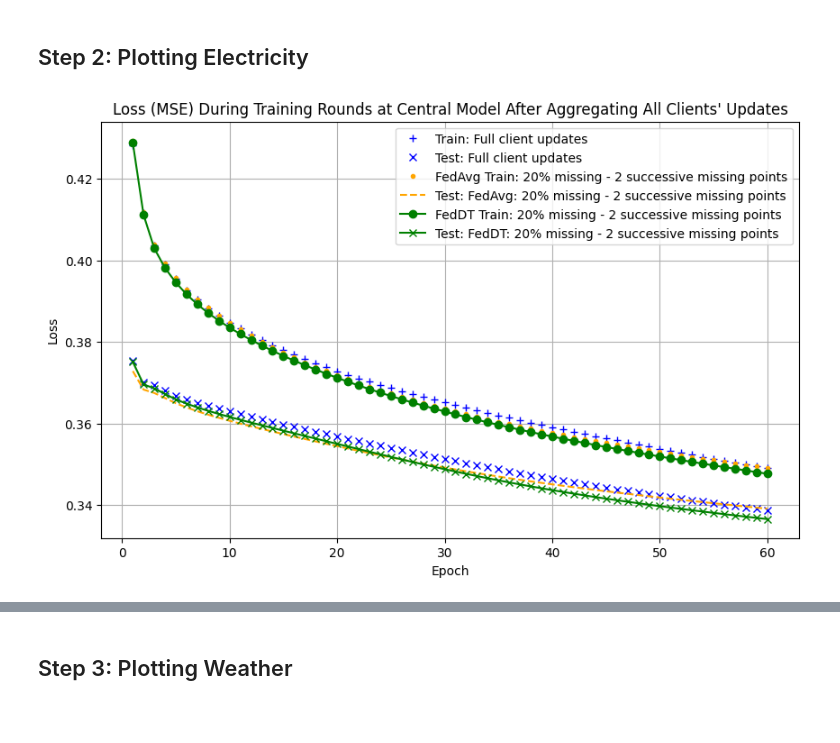
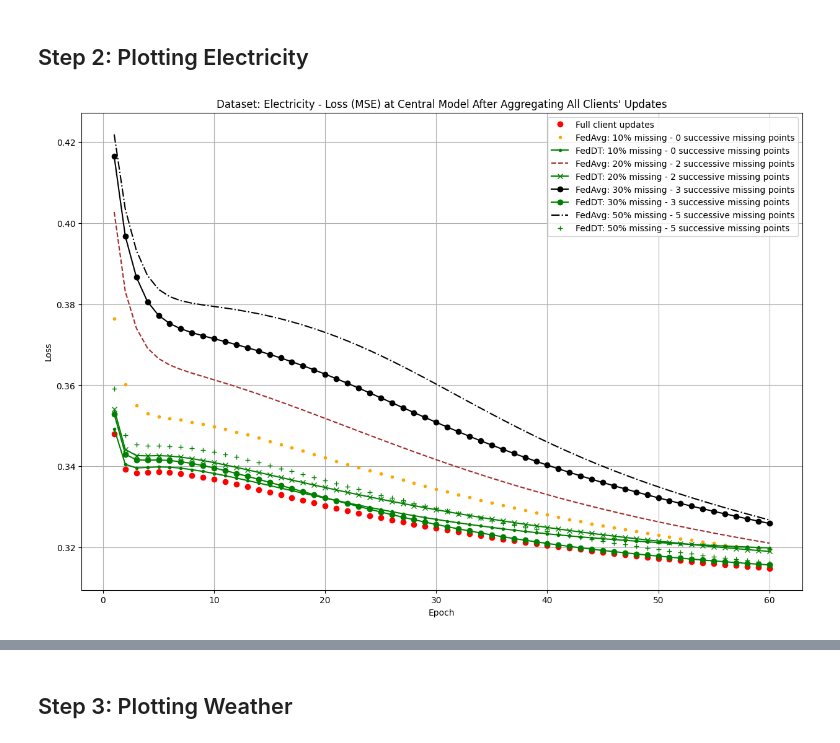
Before and after one commit to thanhquanse/fl-intermittency, a Jupyter notebook: FL-DT-visualizer.ipynb, the cells around one changed output, grey strips where cells are left out. Cells and saved outputs as stored; diff of their text form; code cells hidden in the pictures; blank space fills up the shorter version.

```diff
--- a/FL-DT-visualizer.ipynb
+++ b/FL-DT-visualizer.ipynb
@@ -53,91 +11,89 @@ DATASET = "electricity"
 MATRIX_MISSING_LENGTH = "10x10"
 LOCATION = "central"
 
+loss_mode_display = "val_losses"
+rmse_mode_display = "val_rmses"
+
 normal_losses_rmses_dict = {}
 
 avg_losses_rmses_dict_2 = {}
 weigh_losses_rmses_dict_20 = {}
 
-# avg_losses_rmses_dict_30 = {}
-# weigh_losses_rmses_dict_30 = {}
+avg_losses_rmses_dict_30 = {}
+weigh_losses_rmses_dict_30 = {}
 
-# avg_losses_rmses_dict_40 = {}
-# weigh_losses_rmses_dict_40 = {}
+avg_losses_rmses_dict_40 = {}
+weigh_losses_rmses_dict_40 = {}
 
-# avg_losses_rmses_dict_50 = {}
-# weigh_losses_rmses_dict_50 = {}
+avg_losses_rmses_dict_50 = {}
+weigh_losses_rmses_dict_50 = {}
 
 with open(f"{HISTORY_DIR}/{DATASET}/normal/{LOCATION}/losses_rmses.json") as normal_file:
     normal_losses_rmses_dict = json.load(normal_file)
 
-# with open(f"{HISTORY_DIR}/{DATASET}/avg/{LOCATION}/{MATRIX_MISSING_LENGTH}/01/noadjacency/losses_rmses.json") as avg_file_10:
-#     avg_losses_rmses_dict_10 = json.load(avg_file_10)
-# with open(f"{HISTORY_DIR}/{DATASET}/weight/{LOCATION}/{MATRIX_MISSING_LENGTH}/01/noadjacency/losses_rmses.json") as weigh_file_10:
-#     weigh_losses_rmses_dict_10 = json.load(weigh_file_10)
+with open(f"{HISTORY_DIR}/{DATASET}/avg/{LOCATION}/{MATRIX_MISSING_LENGTH}/01/noadjacency/losses_rmses.json") as avg_file_10:
+    avg_losses_rmses_dict_10 = json.load(avg_file_10)
+with open(f"{HISTORY_DIR}/{DATASET}/weight/{LOCATION}/{MATRIX_MISSING_LENGTH}/01/noadjacency/losses_rmses.json") as weigh_file_10:
+    weigh_losses_rmses_dict_10 = json.load(weigh_file_10)
 
-with open(f"{HISTORY_DIR}/{DATASET}/avg/{LOCATION}/{MATRIX_MISSING_LENGTH}/05/5adjacency/losses_rmses.json") as avg_file_20:
+with open(f"{HISTORY_DIR}/{DATASET}/avg/{LOCATION}/{MATRIX_MISSING_LENGTH}/02/2adjacency/losses_rmses.json") as avg_file_20:
     avg_losses_rmses_dict_20 = json.load(avg_file_20)
-with open(f"{HISTORY_DIR}/{DATASET}/weight/{LOCATION}/{MATRIX_MISSING_LENGTH}/05/5adjacency/losses_rmses.json") as weigh_file_20:
+with open(f"{HISTORY_DIR}/{DATASET}/weight/{LOCATION}/{MATRIX_MISSING_LENGTH}/02/2adjacency/losses_rmses.json") as weigh_file_20:
     weigh_losses_rmses_dict_20 = json.load(weigh_file_20)
 
-# with open(f"{HISTORY_DIR}/{DATASET}/avg/{LOCATION}/{MATRIX_MISSING_LENGTH}/03/3adjacency/losses_rmses.json") as avg_file_30:
-#     avg_losses_rmses_dict_30 = json.load(avg_file_30)
-# with open(f"{HISTORY_DIR}/{DATASET}/weight/{LOCATION}/{MATRIX_MISSING_LENGTH}/03/3adjacency/losses_rmses.json") as weigh_file_30:
-#     weigh_losses_rmses_dict_30 = json.load(weigh_file_30)
+with open(f"{HISTORY_DIR}/{DATASET}/avg/{LOCATION}/{MATRIX_MISSING_LENGTH}/03/3adjacency/losses_rmses.json") as avg_file_30:
+    avg_losses_rmses_dict_30 = json.load(avg_file_30)
+with open(f"{HISTORY_DIR}/{DATASET}/weight/{LOCATION}/{MATRIX_MISSING_LENGTH}/03/3adjacency/losses_rmses.json") as weigh_file_30:
+    weigh_losses_rmses_dict_30 = json.load(weigh_file_30)
 
-# with open(f"{HISTORY_DIR}/{DATASET}/avg/{LOCATION}/{MATRIX_MISSING_LENGTH}/05/5adjacency/losses_rmses.json") as avg_file_50:
-#     avg_losses_rmses_dict_50 = json.load(avg_file_50)
-# with open(f"{HISTORY_DIR}/{DATASET}/weight/{LOCATION}/{MATRIX_MISSING_LENGTH}/05/5adjacency/losses_rmses.json") as weigh_file_50:
-#     weigh_losses_rmses_dict_50 = json.load(weigh_file_50)
+with open(f"{HISTORY_DIR}/{DATASET}/avg/{LOCATION}/{MATRIX_MISSING_LENGTH}/05/5adjacency/losses_rmses.json") as avg_file_50:
+    avg_losses_rmses_dict_50 = json.load(avg_file_50)
+with open(f"{HISTORY_DIR}/{DATASET}/weight/{LOCATION}/{MATRIX_MISSING_LENGTH}/05/5adjacency/losses_rmses.json") as weigh_file_50:
+    weigh_losses_rmses_dict_50 = json.load(weigh_file_50)
 
-plt.figure(figsize=(10, 6))
-plt.plot(range(1, len(normal_losses_rmses_dict['losses']) + 1), normal_losses_rmses_dict['losses'], '+', color='blue', label='Train: Full client updates')
-plt.plot(range(1, len(normal_losses_rmses_dict['val_losses']) + 1), normal_losses_rmses_dict['val_losses'], 'x', color='blue', label='Test: Full client updates')
+plt.figure(figsize=(15, 10))
+plt.plot(range(1, len(normal_losses_rmses_dict[loss_mode_display]) + 1), normal_losses_rmses_dict[loss_mode_display], 'o', color='red', label='Full client updates')
 
-# plt.plot(range(1, len(avg_losses_rmses_dict_10['losses']) + 1), avg_losses_rmses_dict_10['losses'], 'x', label='FedAvg: 10% missing - 0 successive missing points')
-# plt.plot(range(1, len(weigh_losses_rmses_dict_10['losses']) + 1), weigh_losses_rmses_dict_10['losses'], 'x', label='FedDT: 10% missing - 0 successive missing points')
+plt.plot(range(1, len(avg_losses_rmses_dict_10[loss_mode_display]) + 1), avg_losses_rmses_dict_10[loss_mode_display], '.', color="orange", label='FedAvg: 10% missing - 0 successive missing points')
+plt.plot(range(1, len(weigh_losses_rmses_dict_10[loss_mode_display]) + 1), weigh_losses_rmses_dict_10[loss_mode_display], '.-', color='green', label='FedDT: 10% missing - 0 successive missing points')
 
-plt.plot(range(1, len(avg_losses_rmses_dict_20['losses']) + 1), avg_losses_rmses_dict_20['losses'], '.', color='orange', label='FedAvg Train: 20% missing - 2 successive missing points')
-plt.plot(range(1, len(avg_losses_rmses_dict_20['val_losses']) + 1), avg_losses_rmses_dict_20['val_losses'], '--', color='orange', label='Test: FedAvg: 20% missing - 2 successive missing points')
-plt.plot(range(1, len(weigh_losses_rmses_dict_20['losses']) + 1), weigh_losses_rmses_dict_20['losses'], '-o', color='green', label='FedDT Train: 20% missing - 2 successive missing points')
-plt.plot(range(1, len(weigh_losses_rmses_dict_20['val_losses']) + 1), weigh_losses_rmses_dict_20['val_losses'], '-x', color='green', label='Test: FedDT: 20% missing - 2 successive missing points')
+plt.plot(range(1, len(avg_losses_rmses_dict_20[loss_mode_display]) + 1), avg_losses_rmses_dict_20[loss_mode_display], '--', color='brown', label='FedAvg: 20% missing - 2 successive missing points')
+plt.plot(range(1, len(weigh_losses_rmses_dict_20[loss_mode_display]) + 1), weigh_losses_rmses_dict_20[loss_mode_display], '-x', color='green', label='FedDT: 20% missing - 2 successive missing points')
 
+plt.plot(range(1, len(avg_losses_rmses_dict_30[loss_mode_display]) + 1), avg_losses_rmses_dict_30[loss_mode_display], '-o', color='black', label='FedAvg: 30% missing - 3 successive missing points')
+plt.plot(range(1, len(weigh_losses_rmses_dict_30[loss_mode_display]) + 1), weigh_losses_rmses_dict_30[loss_mode_display], '-o', color='green', label='FedDT: 30% missing - 3 successive missing points')
 
-# plt.plot(range(1, len(avg_losses_rmses_dict_30['losses']) + 1), avg_losses_rmses_dict_30['losses'], '--', label='FedAvg: 30% missing - 3 successive missing points')
-# plt.plot(range(1, len(weigh_losses_rmses_dict_30['losses']) + 1), weigh_losses_rmses_dict_30['losses'], '--', label='FedDT: 30% missing - 3 successive missing points')
+plt.plot(range(1, len(avg_losses_rmses_dict_50[loss_mode_display]) + 1), avg_losses_rmses_dict_50[loss_mode_display], '-.', color='black', label='FedAvg: 50% missing - 5 successive missing points')
+plt.plot(range(1, len(weigh_losses_rmses_dict_50[loss_mode_display]) + 1), weigh_losses_rmses_dict_50[loss_mode_display], '+', color='green', label='FedDT: 50% missing - 5 successive missing points')
 
-# plt.plot(range(1, len(avg_losses_rmses_dict_50['losses']) + 1), avg_losses_rmses_dict_50['losses'], '+', label='FedAvg: 50% missing - 5 successive missing points')
-# plt.plot(range(1, len(weigh_losses_rmses_dict_50['losses']) + 1), weigh_losses_rmses_dict_50['losses'], '+', label='FedDT: 50% missing - 5 successive missing points')
-plt.title("Loss (MSE) During Training Rounds at Central Model After Aggregating All Clients' Updates")
+plt.title("Dataset: Electricity - Loss (MSE) at Central Model After Aggregating All Clients' Updates")
 plt.xlabel("Epoch")
 plt.ylabel("Loss")
 plt.legend()
 plt.grid(True)
 plt.show()
 
 
-plt.figure(figsize=(10, 6))
-plt.plot(range(1, len(normal_losses_rmses_dict['rmses']) + 1), normal_losses_rmses_dict['rmses'], '+', color='blue', label='Train: Full client updates')
-plt.plot(range(1, len(normal_losses_rmses_dict['val_rmses']) + 1), normal_losses_rmses_dict['val_rmses'], 'x', color='blue', label='Test: Full client updates')
+plt.figure(figsize=(15, 10))
+plt.plot(range(1, len(normal_losses_rmses_dict[rmse_mode_display]) + 1), normal_losses_rmses_dict[rmse_mode_display], 'o', color='red', label='Full client updates')
 
-# plt.plot(range(1, len(avg_losses_rmses_dict_10['losses']) + 1), avg_losses_rmses_dict_10['losses'], 'x', label='FedAvg: 10% missing - 0 successive missing points')
-# plt.plot(range(1, len(weigh_losses_rmses_dict_10['losses']) + 1), weigh_losses_rmses_dict_10['losses'], 'x', label='FedDT: 10% missing - 0 successive missing points')
+plt.plot(range(1, len(avg_losses_rmses_dict_10[rmse_mode_display]) + 1), avg_losses_rmses_dict_10[rmse_mode_display], '.', color="orange", label='FedAvg: 10% missing - 0 successive missing points')
+plt.plot(range(1, len(weigh_losses_rmses_dict_10[rmse_mode_display]) + 1), weigh_losses_rmses_dict_10[rmse_mode_display], '.-', color='green', label='FedDT: 10% missing - 0 successive missing points')
 
-plt.plot(range(1, len(avg_losses_rmses_dict_20['rmses']) + 1), avg_losses_rmses_dict_20['rmses'], '.', color='orange', label='FedAvg Train: 20% missing - 2 successive missing points')
-plt.plot(range(1, len(avg_losses_rmses_dict_20['val_rmses']) + 1), avg_losses_rmses_dict_20['val_rmses'], '--', color='orange', label='Test: FedAvg: 20% missing - 2 successive missing points')
-plt.plot(range(1, len(weigh_losses_rmses_dict_20['rmses']) + 1), weigh_losses_rmses_dict_20['rmses'], '-o', color='green', label='FedDT Train: 20% missing - 2 successive missing points')
-plt.plot(range(1, len(weigh_losses_rmses_dict_20['val_rmses']) + 1), weigh_losses_rmses_dict_20['val_rmses'], '-x', color='green', label='Test: FedDT: 20% missing - 2 successive missing points')
+plt.plot(range(1, len(avg_losses_rmses_dict_20[rmse_mode_display]) + 1), avg_losses_rmses_dict_20[rmse_mode_display], '--', color='brown', label='FedAvg: 20% missing - 2 successive missing points')
+plt.plot(range(1, len(weigh_losses_rmses_dict_20[rmse_mode_display]) + 1), weigh_losses_rmses_dict_20[rmse_mode_display], '-x', color='green', label='FedDT: 20% missing - 2 successive missing points')
 
-# plt.plot(range(1, len(avg_losses_rmses_dict_30['rmses']) + 1), avg_losses_rmses_dict_30['rmses'], '--', color='orange', label='FedAvg: 30% missing - 3 successive missing points')
-# plt.plot(range(1, len(weigh_losses_rmses_dict_30['rmses']) + 1), weigh_losses_rmses_dict_30['rmses'], '--', color='blue', label='FedDT: 30% missing - 3 successive missing points')
+plt.plot(range(1, len(avg_losses_rmses_dict_30[rmse_mode_display]) + 1), avg_losses_rmses_dict_30[rmse_mode_display], '-o', color='black', label='FedAvg: 30% missing - 3 successive missing points')
+plt.plot(range(1, len(weigh_losses_rmses_dict_30[rmse_mode_display]) + 1), weigh_losses_rmses_dict_30[rmse_mode_display], '-o', color='green', label='FedDT: 30% missing - 3 successive missing points')
 
-# plt.plot(range(1, len(avg_losses_rmses_dict_50['rmses']) + 1), avg_losses_rmses_dict_50['rmses'], '+', color='orange', label='FedAvg: 50% missing - 5 successive missing points')
-# plt.plot(range(1, len(weigh_losses_rmses_dict_50['rmses']) + 1), weigh_losses_rmses_dict_50['rmses'], '+', color='blue', label='FedDT: 50% missing - 5 successive missing points')
-plt.title("RMSE During Training Rounds at Central Model After Aggregating All Clients' Updates")
+plt.plot(range(1, len(avg_losses_rmses_dict_50[rmse_mode_display]) + 1), avg_losses_rmses_dict_50[rmse_mode_display], '-.', color='black', label='FedAvg: 50% missing - 5 successive missing points')
+plt.plot(range(1, len(weigh_losses_rmses_dict_50[rmse_mode_display]) + 1), weigh_losses_rmses_dict_50[rmse_mode_display], '+', color='green', label='FedDT: 50% missing - 5 successive missing points')
+
+plt.title("Dataset: Electricity RMSE at Central Model After Aggregating All Clients' Updates")
 plt.xlabel("Epoch")
 plt.ylabel("RMSE")
 plt.legend()
 plt.grid(True)
 plt.show()
 # %% [output]
-[figure, old version]
+[figure, new version]
```
Also changed, not shown: parts of 16 cells of this notebook, 2 other files.
